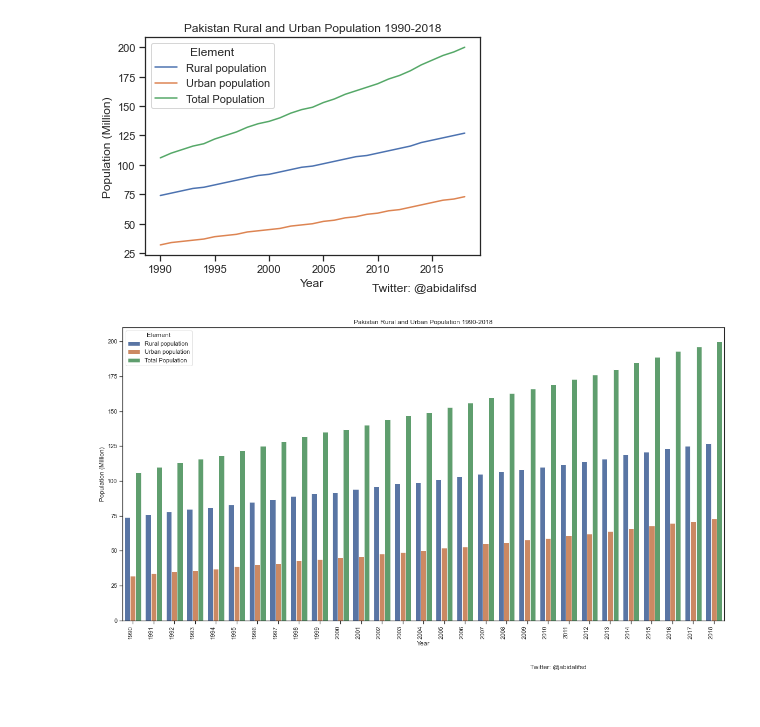
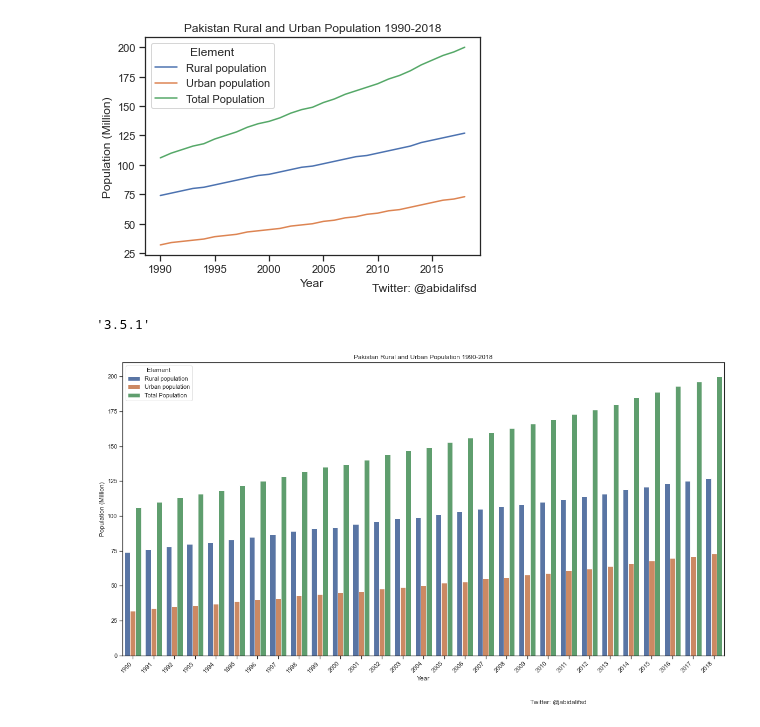
Before and after one commit to abid-2362/python-ka-chilla, a Jupyter notebook: sessions/29/29_rural_urban.ipynb, the cells around one changed output. Saved outputs shown, nothing was run; the diff lists cells and outputs as text; code cells hidden in the pictures.

Commit message:
Video 29 - Day 12 Added bar plot in the code

```diff
--- a/sessions/29/29_rural_urban.ipynb
+++ b/sessions/29/29_rural_urban.ipynb
@@ -148,19 +148,24 @@ plt.figtext(x=0.65, y=0.0, s="Twitter: @abidalifsd")
 plt.show()
 # %% [output]
 [figure]
+# %%
+import matplotlib
+matplotlib.__version__
+# %% [output]
+'3.5.1'
 # %%
 # Draw a bar graph
 plt.figure(figsize=(20.0, 10.0)) # its important to mention figure size before generating the graph
 barplot = sns.barplot(x="Year", y="Value", hue="Element", data=required_data, orient="v")
-barplot.set_xticklabels(barplot.get_xticklabels(), rotation=90, ha="right")
+barplot.set_xticklabels(barplot.get_xticklabels(), rotation=45, ha="right")
 barplot.set_xticks(range(len(required_data.groupby('Year'))))
 plt.title("Pakistan Rural and Urban Population 1990-2018")
 plt.xlabel("Year")
 plt.ylabel("Population (Million)")
 plt.figtext(x=0.65, y=0.0, s="Twitter: @abidalifsd")
 plt.show()
 # %% [output]
-[figure, old version]
+[figure, new version]
 # %%
 # sns.set_theme(style="ticks")
 # palette = sns.color_palette("rocket_r", n_colors=3)
```
Also changed, not shown: 2 other files.
